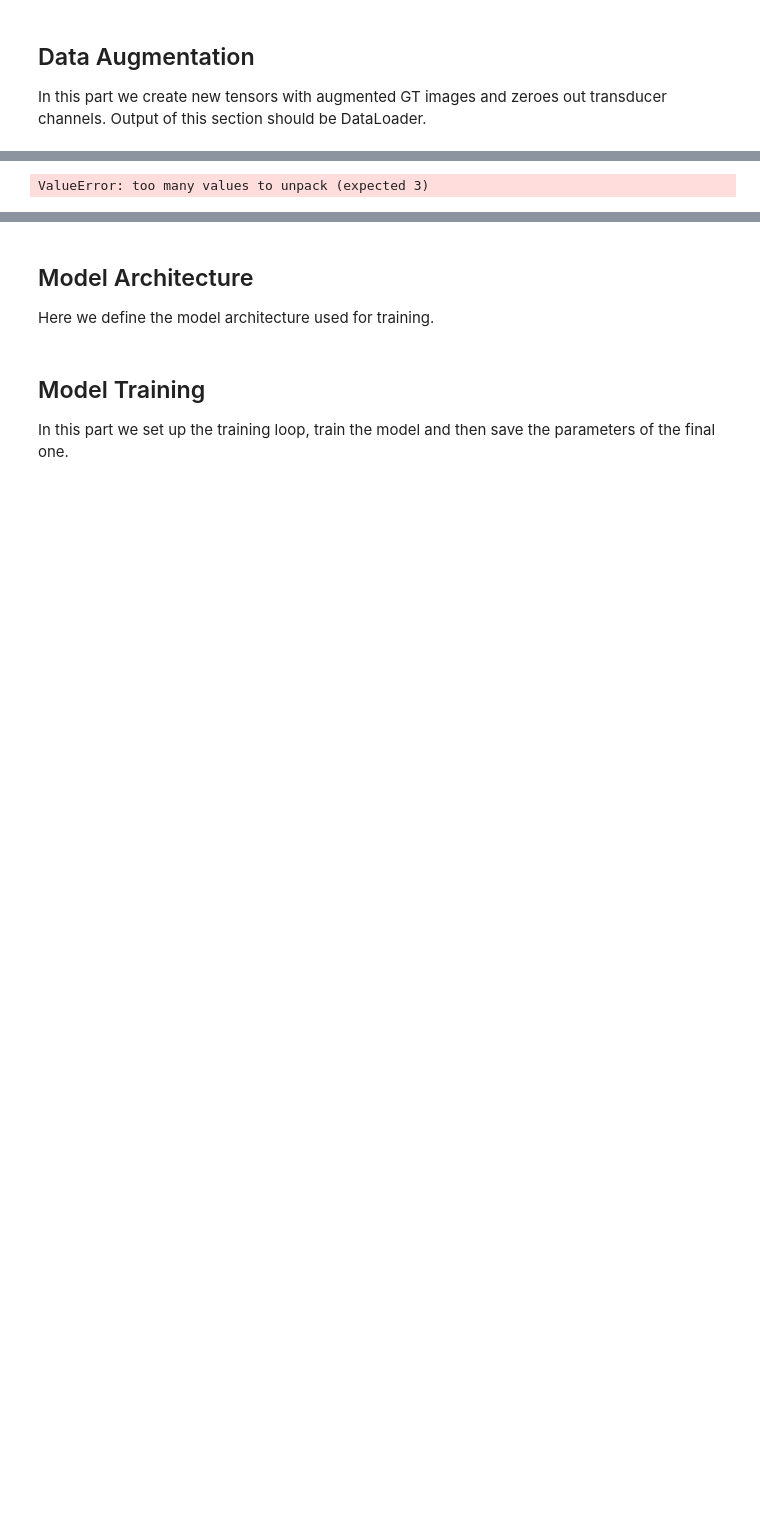
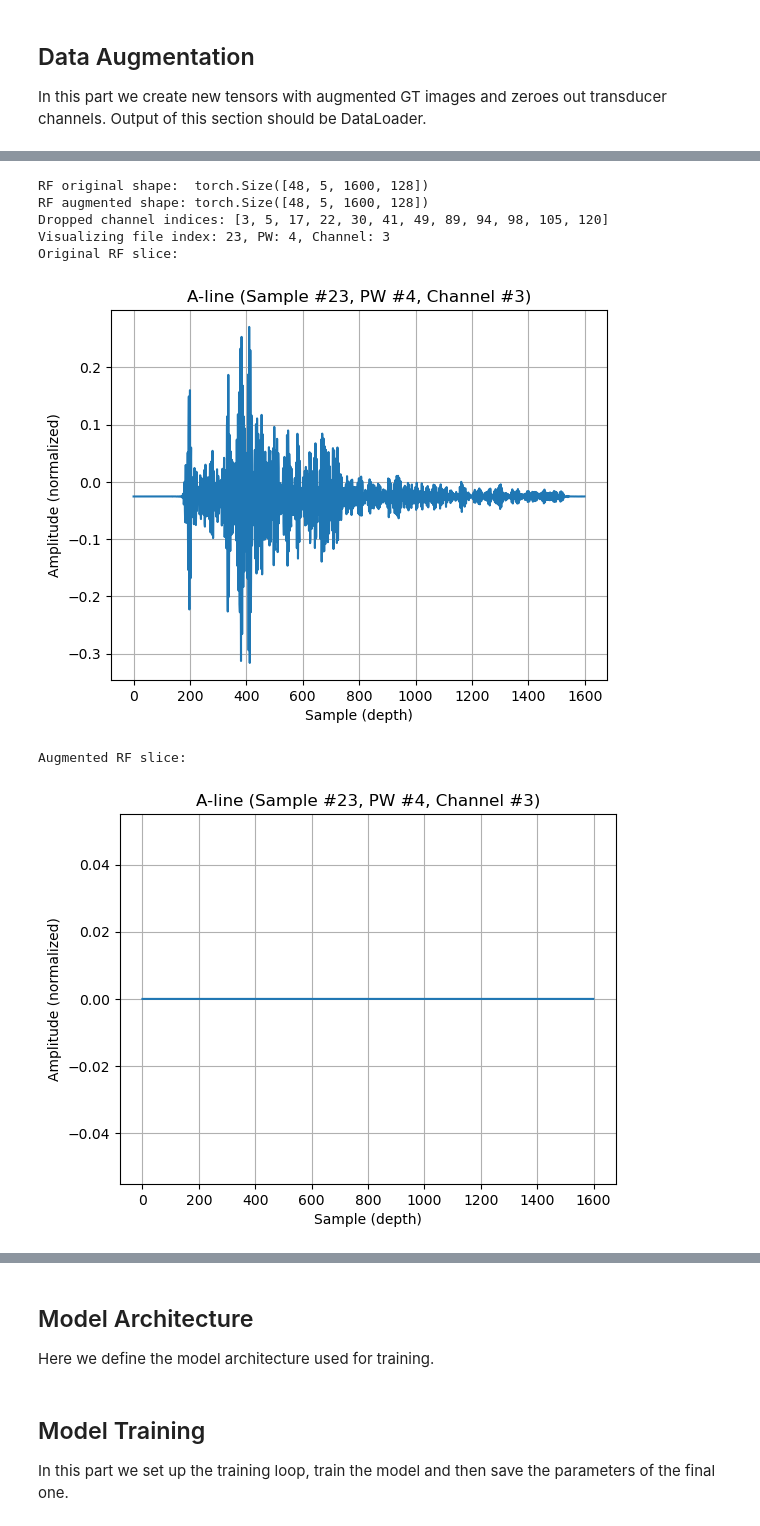
Before and after one commit to jacobinsilico/ReconstructUS, a Jupyter notebook: code/train_model_O.ipynb, the cells around one changed output, grey strips where cells are left out. Drawn from its saved outputs; the diff is of its cells as text; code cells hidden in the pictures; blank space fills up the shorter version.

```diff
--- a/code/train_model_O.ipynb
+++ b/code/train_model_O.ipynb
@@ -178,48 +180,68 @@ import random
 def zero_out_rf_channels(rf_tensor, dropout_rate=0.1):
     """
     Randomly zero out dropout_rate fraction of transducer channels.
-
-    Args:
-        rf_tensor (torch.Tensor): [N, D, C] RF data
-        dropout_rate (float): Fraction of channels to zero out
+    Supports both 3D [N, D, C] and 4D [B, P, D, C] RF tensors.
 
     Returns:
-        rf_aug (torch.Tensor): Augmented tensor with dropped channels
-        dropped_channels (list[int]): Indices of zeroed channels
+        rf_aug: same shape as input
+        dropped_channels: list of dropped channel indices
     """
-    N, D, C = rf_tensor.shape
+    original_shape = rf_tensor.shape
+
+    # Flatten 4D → 3D
+    if rf_tensor.ndim == 4:
+        B, P, D, C = rf_tensor.shape
+        rf_tensor_reshaped = rf_tensor.view(B * P, D, C)
+    elif rf_tensor.ndim == 3:
+        rf_tensor_reshaped = rf_tensor
+        D, C = rf_tensor.shape[1], rf_tensor.shape[2]
+    else:
+        raise ValueError("rf_tensor must be 3D or 4D")
+
+    # Determine dropout
     num_drop = int(C * dropout_rate)
     dropped_channels = sorted(random.sample(range(C), num_drop))
 
-    # Clone to avoid modifying original
-    rf_aug = rf_tensor.clone()
+    # Apply dropout
+    rf_aug = rf_tensor_reshaped.clone()
     rf_aug[:, :, dropped_channels] = 0
+
+    # Reshape back to original
+    if rf_tensor.ndim == 4:
+        rf_aug = rf_aug.view(B, P, D, C)
 
     return rf_aug, dropped_channels
 
 # ==== Test it on rf_train ====
 rf_augmented, zeroed_idx = zero_out_rf_channels(rf_train, dropout_rate=0.1)
 
 print("RF original shape: ", rf_train.shape)
 print("RF augmented shape:", rf_augmented.shape)
 print("Dropped channel indices:", zeroed_idx)
 
 # Choose a random sample index from rf_train
 file_idx = torch.randint(0, rf_train.shape[0], (1,)).item()
-pw_idx = 8
+pw_idx = 4 # can be max 4 if we use 5 plane waves
 ch_idx = zeroed_idx[0]
 
 print(f"Visualizing file index: {file_idx}, PW: {pw_idx}, Channel: {ch_idx}")
 
 # Visualize original
 print("Original RF slice:")
 visualize_rf_line(rf_train, file_idx=file_idx, pw_idx=pw_idx, ch_idx=ch_idx)
 
 # Visualize zeroed
 print("Augmented RF slice:")
 visualize_rf_line(rf_augmented, file_idx=file_idx, pw_idx=pw_idx, ch_idx=ch_idx)
 # %% [output]
-ValueError: too many values to unpack (expected 3)
+RF original shape:  torch.Size([48, 5, 1600, 128])
+RF augmented shape: torch.Size([48, 5, 1600, 128])
+Dropped channel indices: [3, 5, 17, 22, 30, 41, 49, 89, 94, 98, 105, 120]
+Visualizing file index: 23, PW: 4, Channel: 3
+Original RF slice:
+[figure, added]
+Augmented RF slice:
+[figure, added]
 # %%
 from torch.utils.data import TensorDataset
 
```
Also changed, not shown: parts of 12 cells of this notebook, 1 other file.
